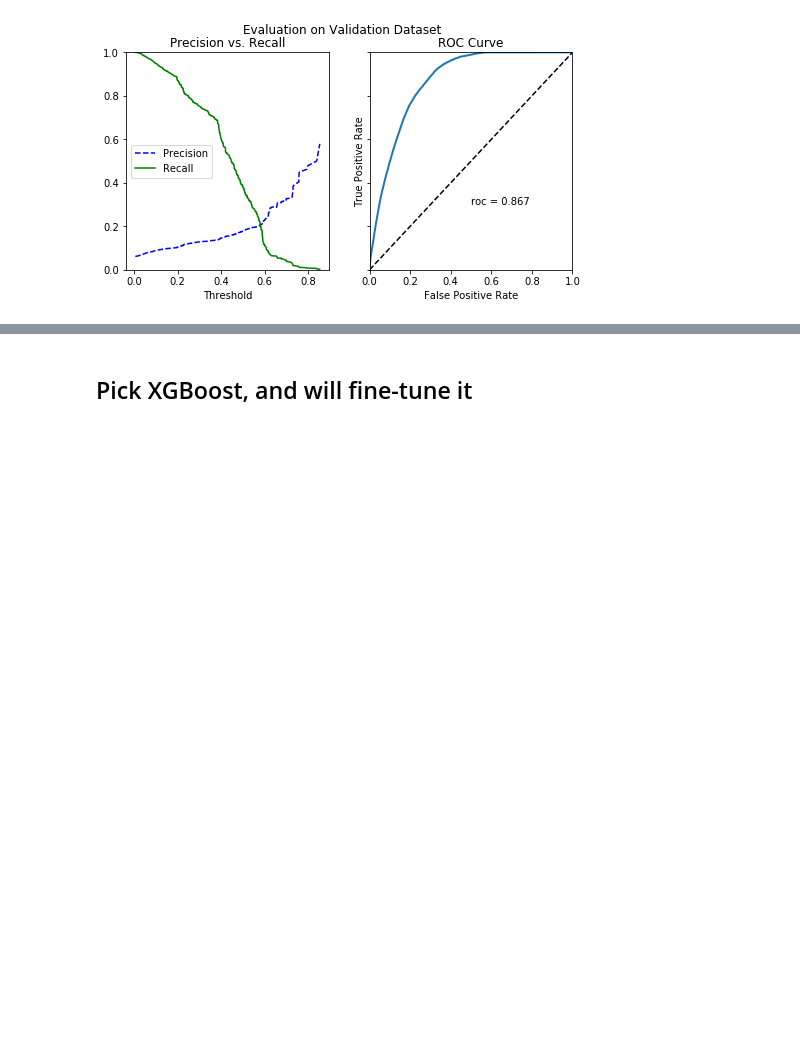
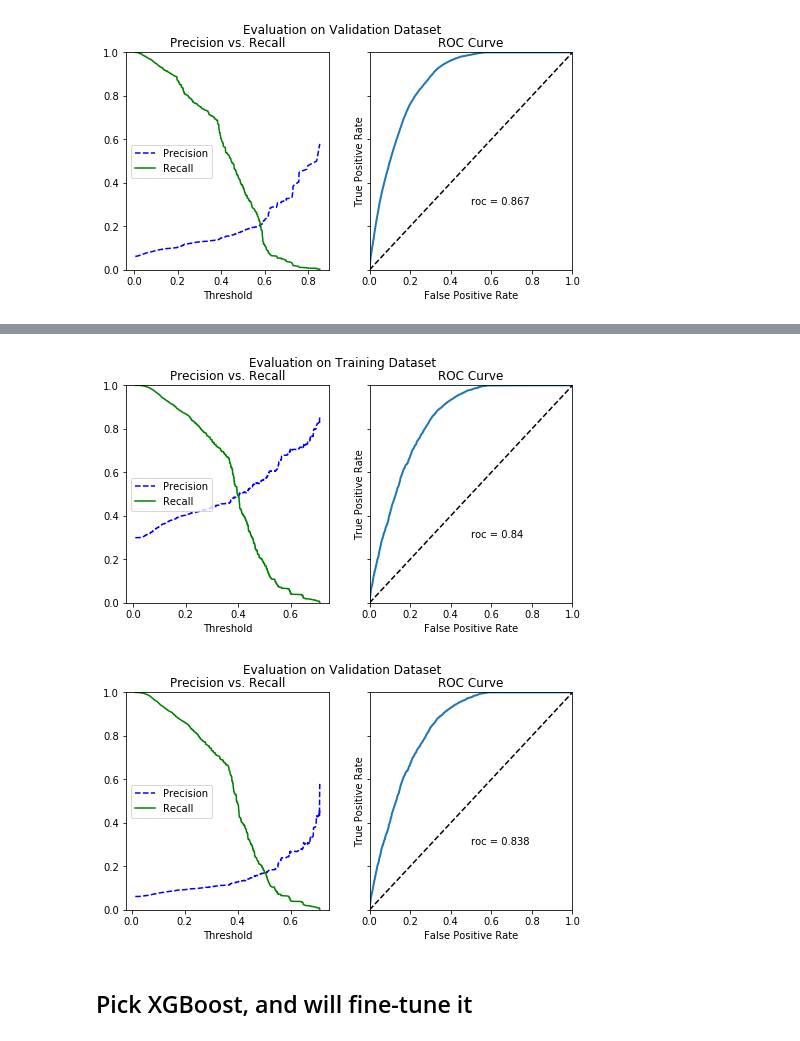
Before and after one commit to superyang713/o2o_competition, a Jupyter notebook: analysis.ipynb, the cells around one changed output, grey strips where cells are left out. Saved outputs shown, nothing was run; the diff lists cells and outputs as text; code cells hidden in the pictures; blank space fills up the shorter version.

```diff
--- a/analysis.ipynb
+++ b/analysis.ipynb
@@ -236,3 +270,8 @@ utils.evaluate_model(xgb_cls, X_train, y_train, X_val, y_val, plot_train=True)
+# %%
+utils.evaluate_model(nn_cls, X_train, y_train, X_val, y_val, plot_train=True, model_type='keras')
+# %% [output]
+[figure, added]
+[figure, added]
 # %% [markdown]
 ## Pick XGBoost, and will fine-tune it
 # %%
```
Also changed, not shown: parts of 9 cells of this notebook, 1 other file.
